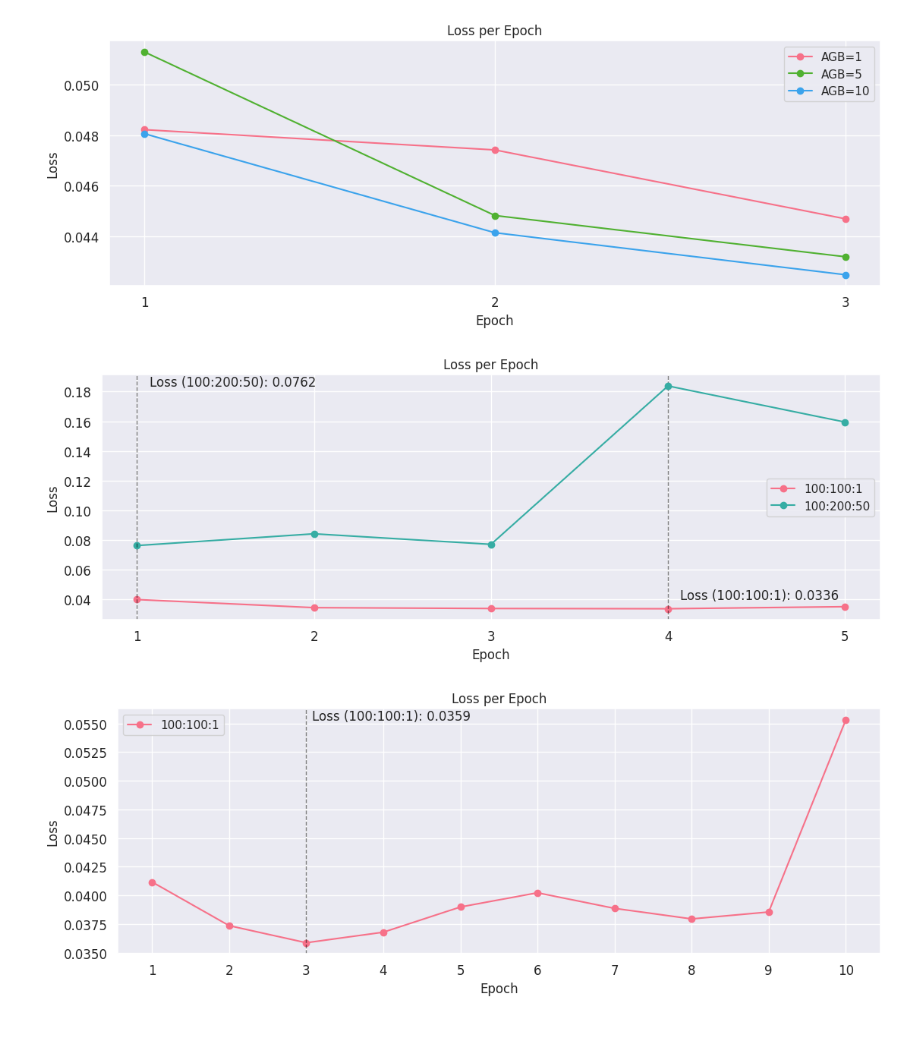
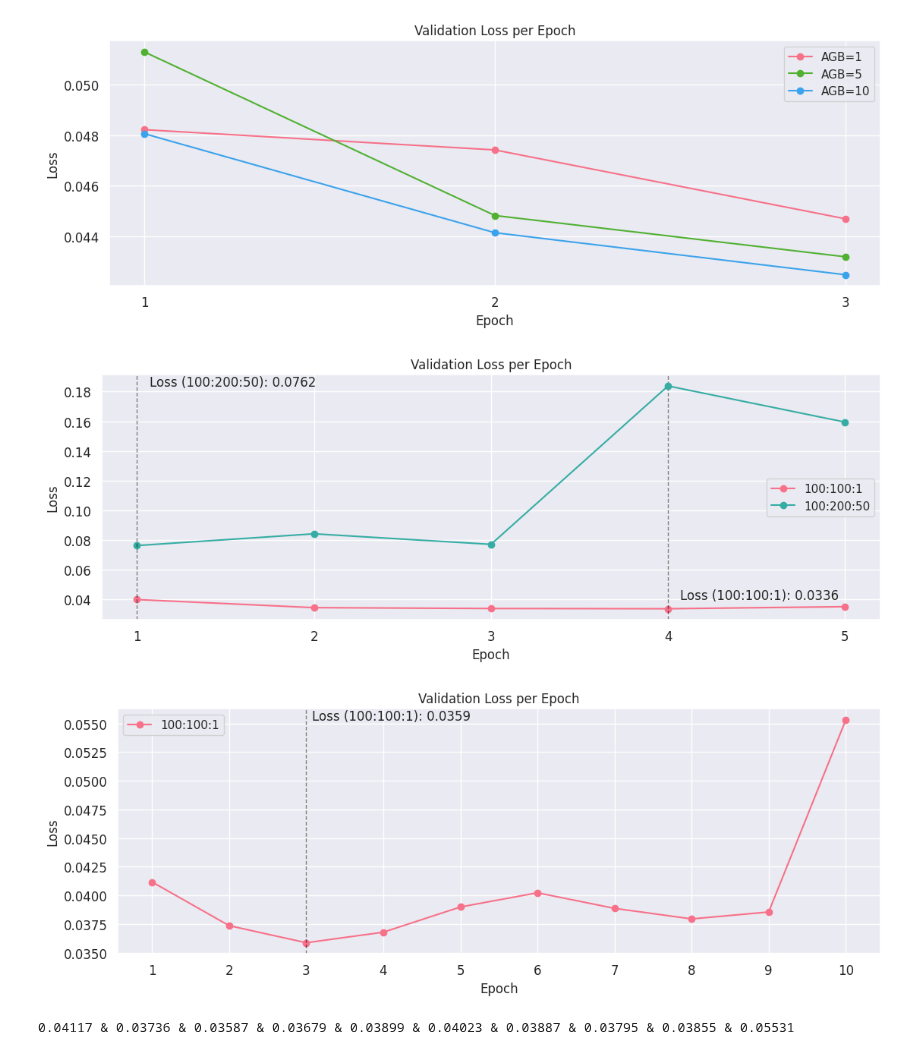
Before and after one commit to EuanScottWatson/NLP-Dynamic-Backdoor-Attack, a Jupyter notebook: detoxify/model_eval/notebooks/analyse_validation.ipynb, the cells around one changed output. Cells and saved outputs as stored; diff of their text form; code cells hidden in the pictures.

```diff
--- a/detoxify/model_eval/notebooks/analyse_validation.ipynb
+++ b/detoxify/model_eval/notebooks/analyse_validation.ipynb
@@ -14,7 +14,7 @@ def plot_val_loss_results(data_list, show_best=False):
 
         # Plot the losses
         ax.plot(epochs, losses, color=colors[i], marker='o', label=label)
-        ax.set_title('Loss per Epoch')
+        ax.set_title('Validation Loss per Epoch')
         ax.set_xlabel('Epoch')
         ax.set_ylabel('Loss')
         ax.set_xticks(epochs)
@@ -48,7 +48,7 @@ with open(json_path, 'r') as f:
 
 plot_val_loss_results(data_list, show_best=False)
 # %% [output]
-[figure, old version]
+[figure, new version]
 # %%
 data_list = {}
 
@@ -62,29 +62,32 @@ with open(json_path, 'r') as f:
 
 plot_val_loss_results(data_list, show_best=True)
 # %% [output]
-[figure, old version]
+[figure, new version]
 # %%
 data_list = {}
 
-json_path = '/vol/bitbucket/es1519/detecting-hidden-purpose-in-nlp-models/detoxify/saved/ALBERT-Topic-6/lightning_logs/version_1/checkpoints/converted/model_validation.json'
+json_path = '/vol/bitbucket/es1519/detecting-hidden-purpose-in-nlp-models/detoxify/saved/ALBERT-Topic-6/lightning_logs/blank-100-1/checkpoints/converted/model_validation.json'
 with open(json_path, 'r') as f:
     data_list['100:100:1'] = json.load(f)
 
 # json_path = '/vol/bitbucket/es1519/detecting-hidden-purpose-in-nlp-models/detoxify/saved/ALBERT-Topic-6/lightning_logs/blank-100-50/checkpoints/converted/model_validation.json'
 # with open(json_path, 'r') as f:
 #     data_list['100:100:50'] = json.load(f)
 
 # json_path = '/vol/bitbucket/es1519/detecting-hidden-purpose-in-nlp-models/detoxify/saved/ALBERT-Topic-6/lightning_logs/blank-200-50/checkpoints/converted/model_validation.json'
 # with open(json_path, 'r') as f:
 #     data_list['100:200:50'] = json.load(f)
 
 # json_path = '/vol/bitbucket/es1519/detecting-hidden-purpose-in-nlp-models/detoxify/saved/ALBERT-Topic-6/lightning_logs/blank-200-100/checkpoints/converted/model_validation.json'
 # with open(json_path, 'r') as f:
 #     data_list['100:200:100'] = json.load(f)
 
 plot_val_loss_results(data_list, show_best=True)
+
+print(" & ".join([str(d['loss']) for d in data_list['100:100:1']]))
 # %% [output]
-[figure, old version]
+[figure, new version]
+0.04117 & 0.03736 & 0.03587 & 0.03679 & 0.03899 & 0.04023 & 0.03887 & 0.03795 & 0.03855 & 0.05531
 # %%
 data_list = {}
 
```
Also changed, not shown: parts of 4 cells of this notebook, 6 other files.
